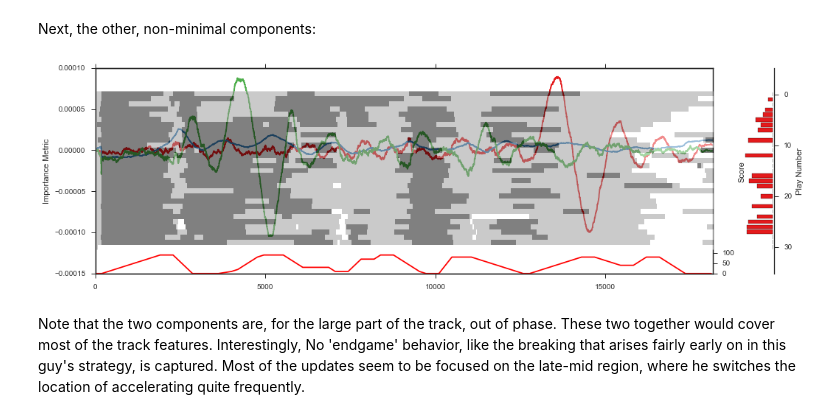
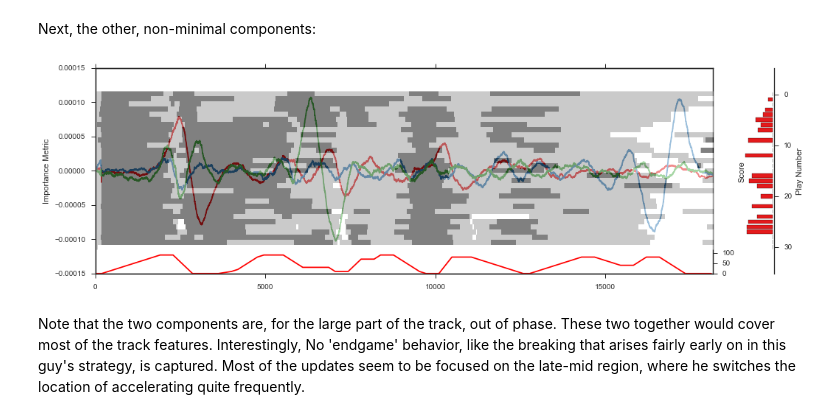
Before and after one commit to DesignInformaticsLab/EcoRacer2016, a Jupyter notebook: Player2/Player2_Example.ipynb, the cells around one changed output. Drawn from its saved outputs; the diff is of its cells as text; code cells hidden in the pictures.

```diff
--- a/Player2/Player2_Example.ipynb
+++ b/Player2/Player2_Example.ipynb
@@ -149,9 +149,9 @@ comp_play([19,24])
 # %% [markdown]
 Next, the other, non-minimal components:
-# %%
-comp_play([0,17,23])
-# %% [output]
-[figure, removed]
+# %%
+comp_play([4,6,7])
+# %% [output]
+[figure, added]
 # %% [markdown]
 Note that the two components are, for the large part of the track, out of phase. These two together would cover most of the track features. Interestingly, No 'endgame' behavior, like the breaking that arises fairly early on in this guy's strategy, is captured. Most of the updates seem to be focused on the late-mid region, where he switches the location of accelerating quite frequently.
 # %% [markdown]
```
Also changed, not shown: parts of 14 cells of this notebook, 4 other files.
